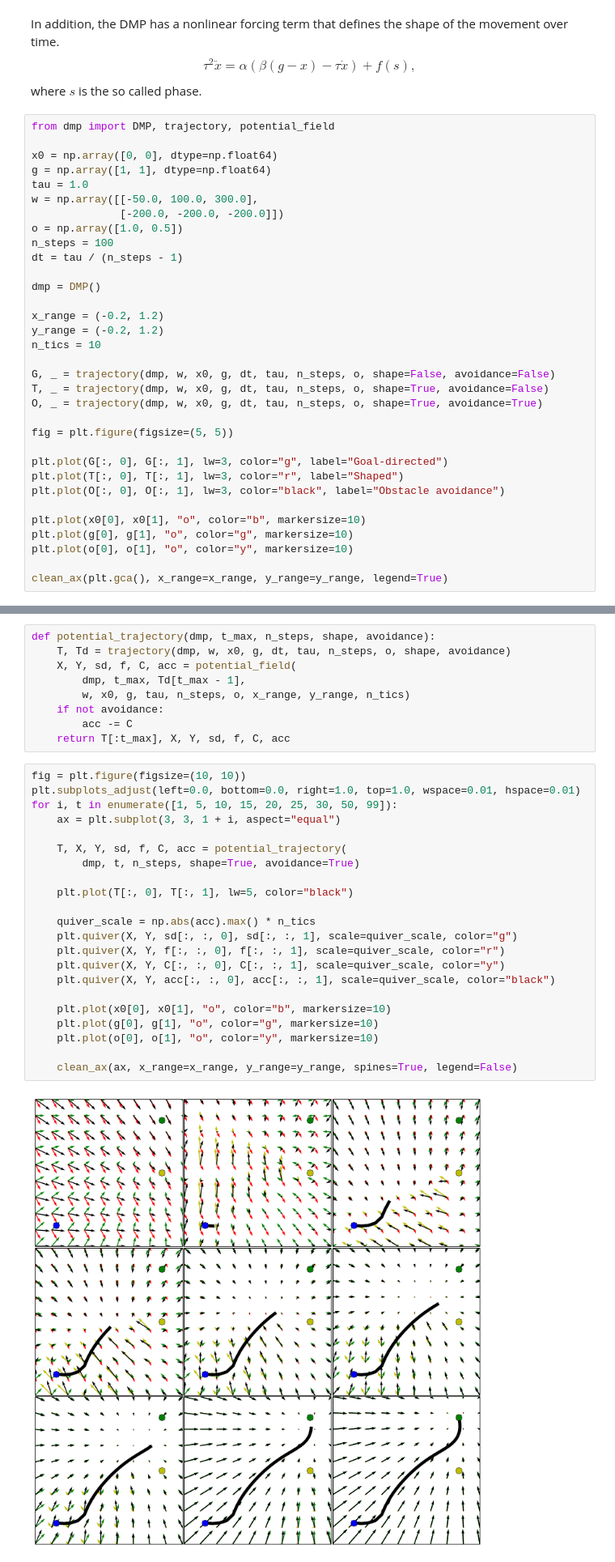
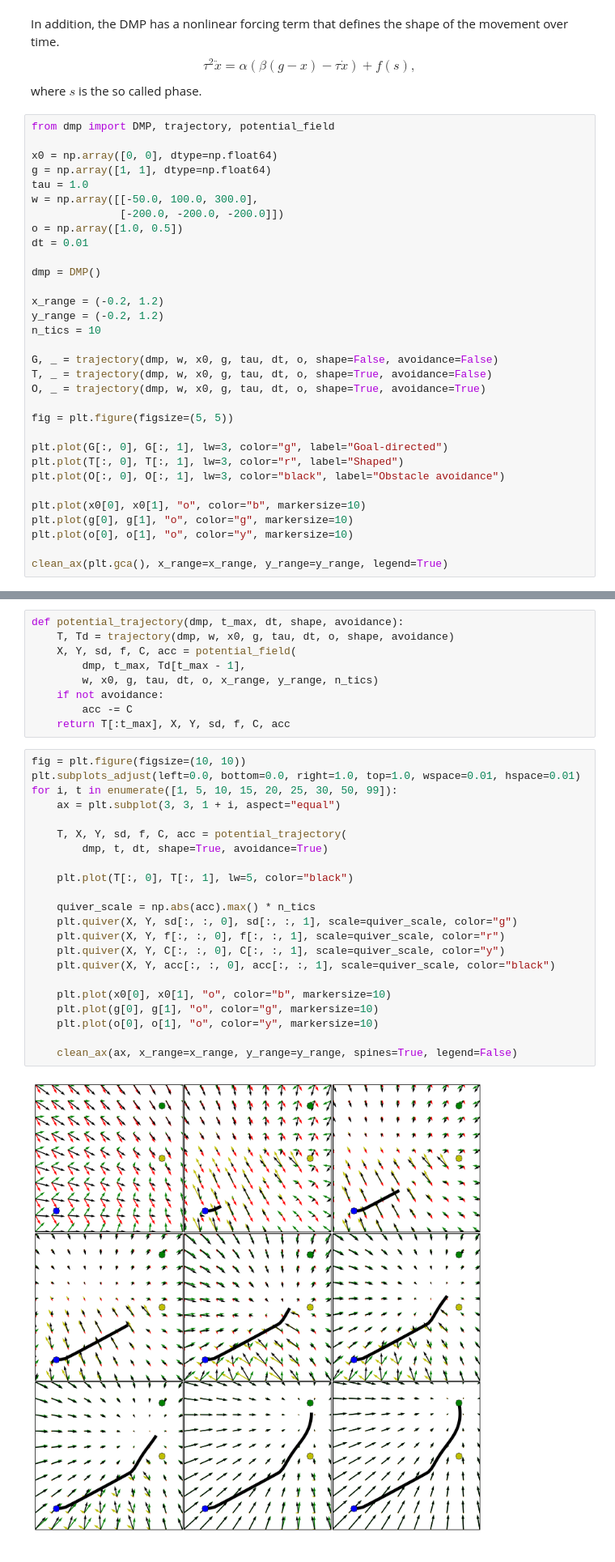
Before and after one commit to AlexanderFabisch/PyDMP, a Jupyter notebook: DMP.ipynb, the cells around one changed output, grey strips where cells are left out. Shown at 81% size. Cells and saved outputs as stored; diff of their text form.

```diff
--- a/DMP.ipynb
+++ b/DMP.ipynb
@@ -73,8 +73,7 @@ tau = 1.0
 w = np.array([[-50.0, 100.0, 300.0],
               [-200.0, -200.0, -200.0]])
 o = np.array([1.0, 0.5])
-n_steps = 100
-dt = tau / (n_steps - 1)
+dt = 0.01
 
 dmp = DMP()
 
@@ -82,9 +81,9 @@ x_range = (-0.2, 1.2)
 y_range = (-0.2, 1.2)
 n_tics = 10
 
-G, _ = trajectory(dmp, w, x0, g, dt, tau, n_steps, o, shape=False, avoidance=False)
-T, _ = trajectory(dmp, w, x0, g, dt, tau, n_steps, o, shape=True, avoidance=False)
-O, _ = trajectory(dmp, w, x0, g, dt, tau, n_steps, o, shape=True, avoidance=True)
+G, _ = trajectory(dmp, w, x0, g, tau, dt, o, shape=False, avoidance=False)
+T, _ = trajectory(dmp, w, x0, g, tau, dt, o, shape=True, avoidance=False)
+O, _ = trajectory(dmp, w, x0, g, tau, dt, o, shape=True, avoidance=True)
 
 fig = plt.figure(figsize=(5, 5))
 
@@ -102,36 +101,36 @@ clean_ax(plt.gca(), x_range=x_range, y_range=y_range, legend=True)
 # %%
-def potential_trajectory(dmp, t_max, n_steps, shape, avoidance):
-    T, Td = trajectory(dmp, w, x0, g, dt, tau, n_steps, o, shape, avoidance)
+def potential_trajectory(dmp, t_max, dt, shape, avoidance):
+    T, Td = trajectory(dmp, w, x0, g, tau, dt, o, shape, avoidance)
     X, Y, sd, f, C, acc = potential_field(
         dmp, t_max, Td[t_max - 1],
-        w, x0, g, tau, n_steps, o, x_range, y_range, n_tics)
+        w, x0, g, tau, dt, o, x_range, y_range, n_tics)
     if not avoidance:
         acc -= C
     return T[:t_max], X, Y, sd, f, C, acc
 # %%
 fig = plt.figure(figsize=(10, 10))
 plt.subplots_adjust(left=0.0, bottom=0.0, right=1.0, top=1.0, wspace=0.01, hspace=0.01)
 for i, t in enumerate([1, 5, 10, 15, 20, 25, 30, 50, 99]):
     ax = plt.subplot(3, 3, 1 + i, aspect="equal")
 
     T, X, Y, sd, f, C, acc = potential_trajectory(
-        dmp, t, n_steps, shape=True, avoidance=True)
+        dmp, t, dt, shape=True, avoidance=True)
 
     plt.plot(T[:, 0], T[:, 1], lw=5, color="black")
 
     quiver_scale = np.abs(acc).max() * n_tics
     plt.quiver(X, Y, sd[:, :, 0], sd[:, :, 1], scale=quiver_scale, color="g")
     plt.quiver(X, Y, f[:, :, 0], f[:, :, 1], scale=quiver_scale, color="r")
     plt.quiver(X, Y, C[:, :, 0], C[:, :, 1], scale=quiver_scale, color="y")
     plt.quiver(X, Y, acc[:, :, 0], acc[:, :, 1], scale=quiver_scale, color="black")
 
     plt.plot(x0[0], x0[1], "o", color="b", markersize=10)
     plt.plot(g[0], g[1], "o", color="g", markersize=10)
     plt.plot(o[0], o[1], "o", color="y", markersize=10)
 
     clean_ax(ax, x_range=x_range, y_range=y_range, spines=True, legend=False)
 # %% [output]
-[figure, old version]
+[figure, new version]
 # %% [markdown]
 Dependencies
 
```
Also changed, not shown: parts of 2 cells of this notebook, 1 other file.
